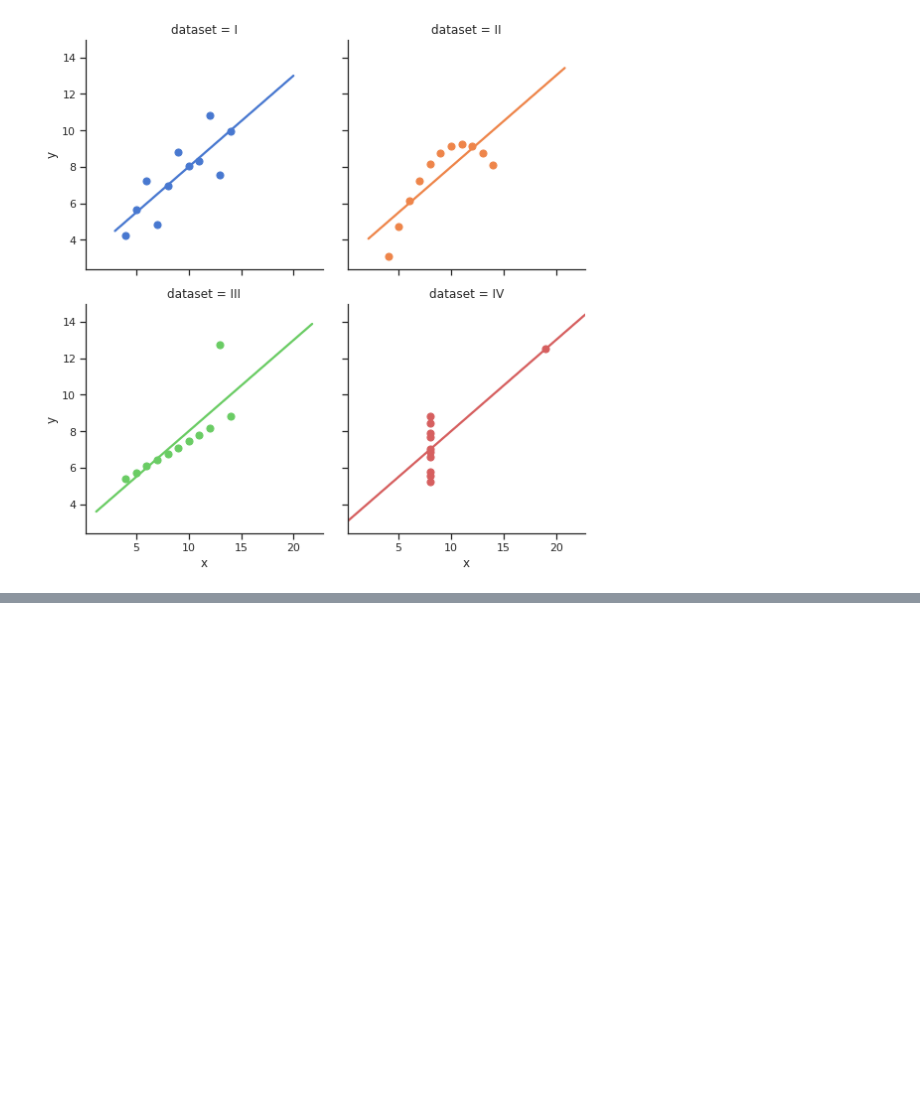
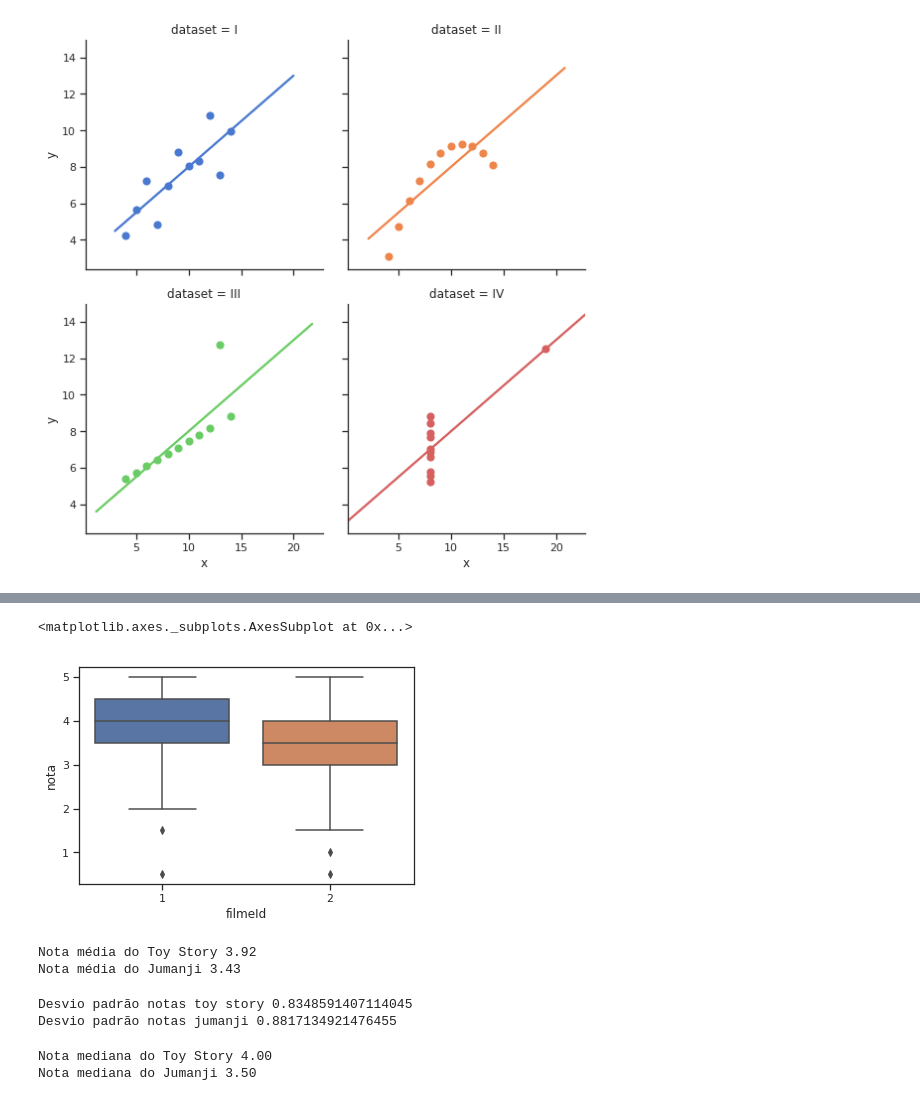
Before and after one commit to paulobressan/data-science, a Jupyter notebook: Data_Science.ipynb, the cells around one changed output, grey strips where cells are left out. Saved outputs shown, nothing was run; the diff lists cells and outputs as text; code cells hidden in the pictures; blank space fills up the shorter version.

```diff
--- a/Data_Science.ipynb
+++ b/Data_Science.ipynb
@@ -626,0 +758,35 @@ sns.lmplot(x="x", y="y", col="dataset", hue="dataset", data=df,
+# %%
+# O boxplot utilizando o matplotlib ficou bom, porem podemos melhorar utilizando o seaborn
+# configurando-o o eixo x e y e realizando uma query para filtrar somente os filmes 1 e 2
+sns.boxplot(x='filmeId', y='nota',data=notas.query('filmeId in [1,2]'))
+
+# Bom, vimos que consiguimos medir uma tendencia central com a media, moda e mediana, vimos que podemos visualizar
+# os dados de diversas maneiras, com tabelas e histogramas, vimos como visualizar a distribuição dos dados com o
+# grafico boxblot e comparar a distribuição de dois array de dados com boxplot
+# %% [output]
+<matplotlib.axes._subplots.AxesSubplot at 0x...>
+[figure, added]
+# %%
+# Printando a medía de notas do filme toy story
+print('Nota média do Toy Story %.2f' % notas_do_toy_story['nota'].mean())
+# Printando a medía de notas do filme Jumanji
+print('Nota média do Jumanji %.2f' % notas_do_jumanji['nota'].mean())
+# %% [output]
+Nota média do Toy Story 3.92
+Nota média do Jumanji 3.43
+# %%
+# Com a distribuição acima, vamos calcular a distancia entre o maior e menor ponto do centro(mediana) que é
+# chamado de desvio padrão
+print('Desvio padrão notas toy story', notas_do_toy_story['nota'].std())
+print('Desvio padrão notas jumanji', notas_do_jumanji['nota'].std())
+# %% [output]
+Desvio padrão notas toy story 0.8348591407114045
+Desvio padrão notas jumanji 0.8817134921476455
+# %%
+# Printando a mediana de notas do filme toy story
+print('Nota mediana do Toy Story %.2f' % notas_do_toy_story['nota'].median())
+# Printando a mediana de notas do filme Jumanji
+print('Nota mediana do Jumanji %.2f' % notas_do_jumanji['nota'].median())
+# %% [output]
+Nota mediana do Toy Story 4.00
+Nota mediana do Jumanji 3.50
```
Also changed, not shown: parts of 17 cells of this notebook.
